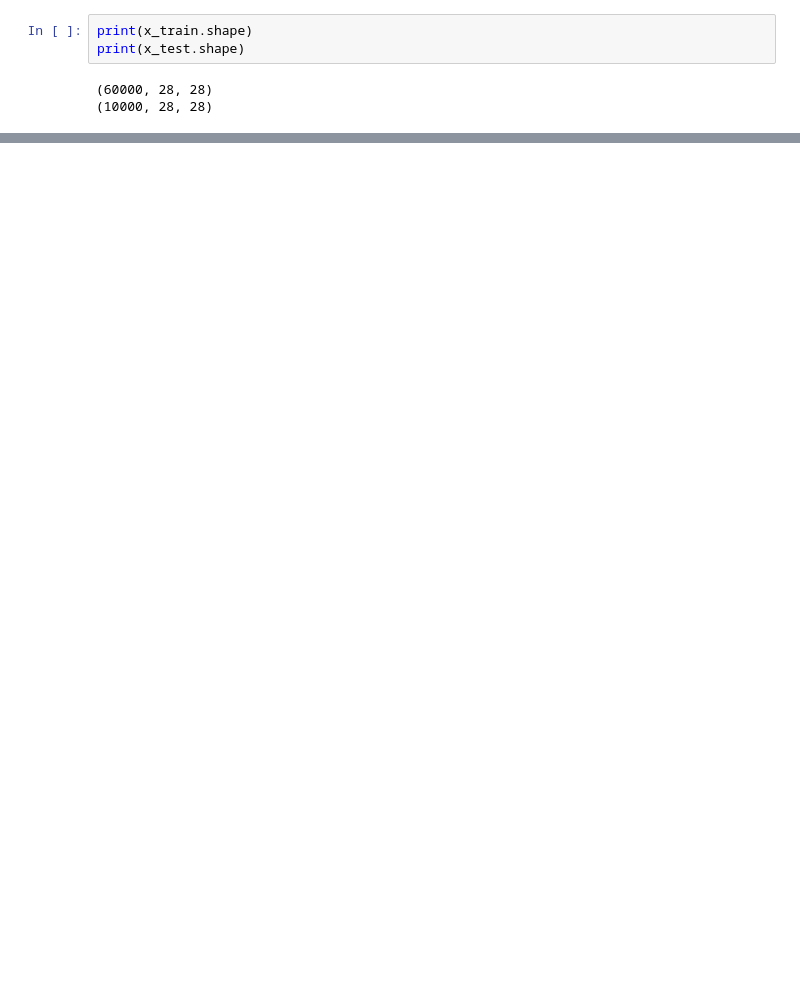
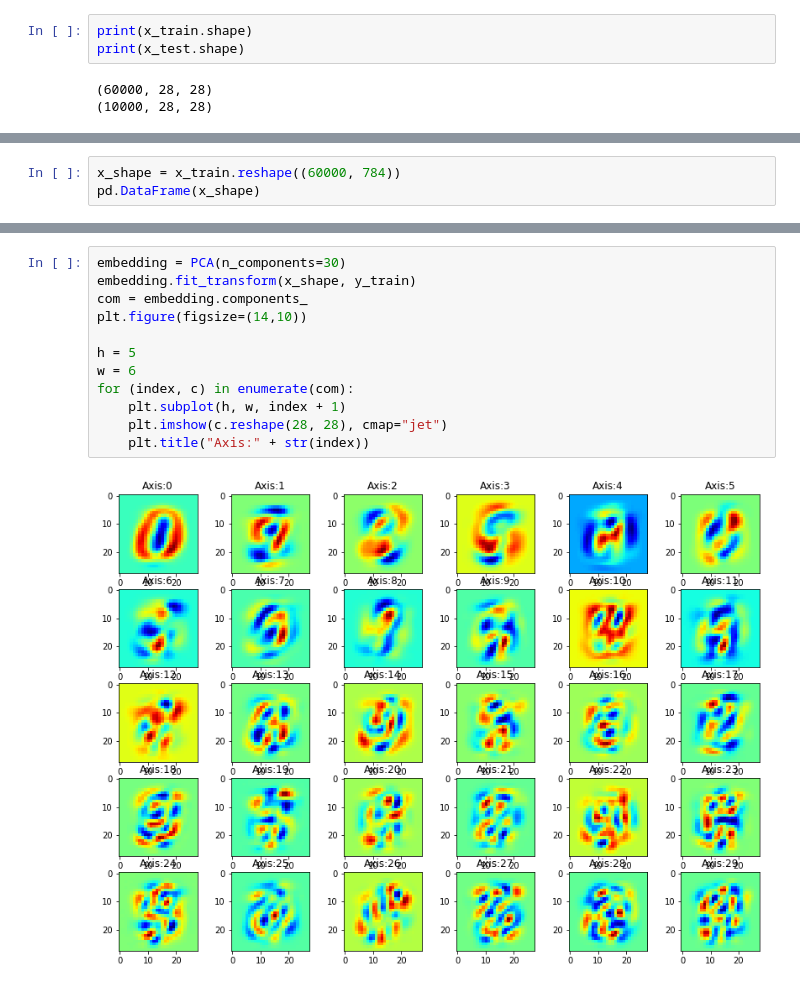
Before and after one commit to Elwing-Chou/MLFTC, a Jupyter notebook: Embedding.ipynb, the cells around one changed output, grey strips where cells are left out. Cells and saved outputs as stored; diff of their text form; blank space fills up the shorter version.

```diff
--- a/Embedding.ipynb
+++ b/Embedding.ipynb
@@ -24,0 +48,3 @@ plt.imshow(x_train[c], cmap="gray")
+# %%
+x_shape = x_train.reshape((60000, 784))
+pd.DataFrame(x_shape)
@@ -24,0 +99,14 @@ plt.imshow(x_train[c], cmap="gray")
+# %%
+embedding = PCA(n_components=30)
+embedding.fit_transform(x_shape, y_train)
+com = embedding.components_
+plt.figure(figsize=(14,10))
+
+h = 5
+w = 6
+for (index, c) in enumerate(com):
+    plt.subplot(h, w, index + 1)
+    plt.imshow(c.reshape(28, 28), cmap="jet")
+    plt.title("Axis:" + str(index))
+# %% [output]
+[figure, added]
```
Also changed, not shown: parts of 8 cells of this notebook.
